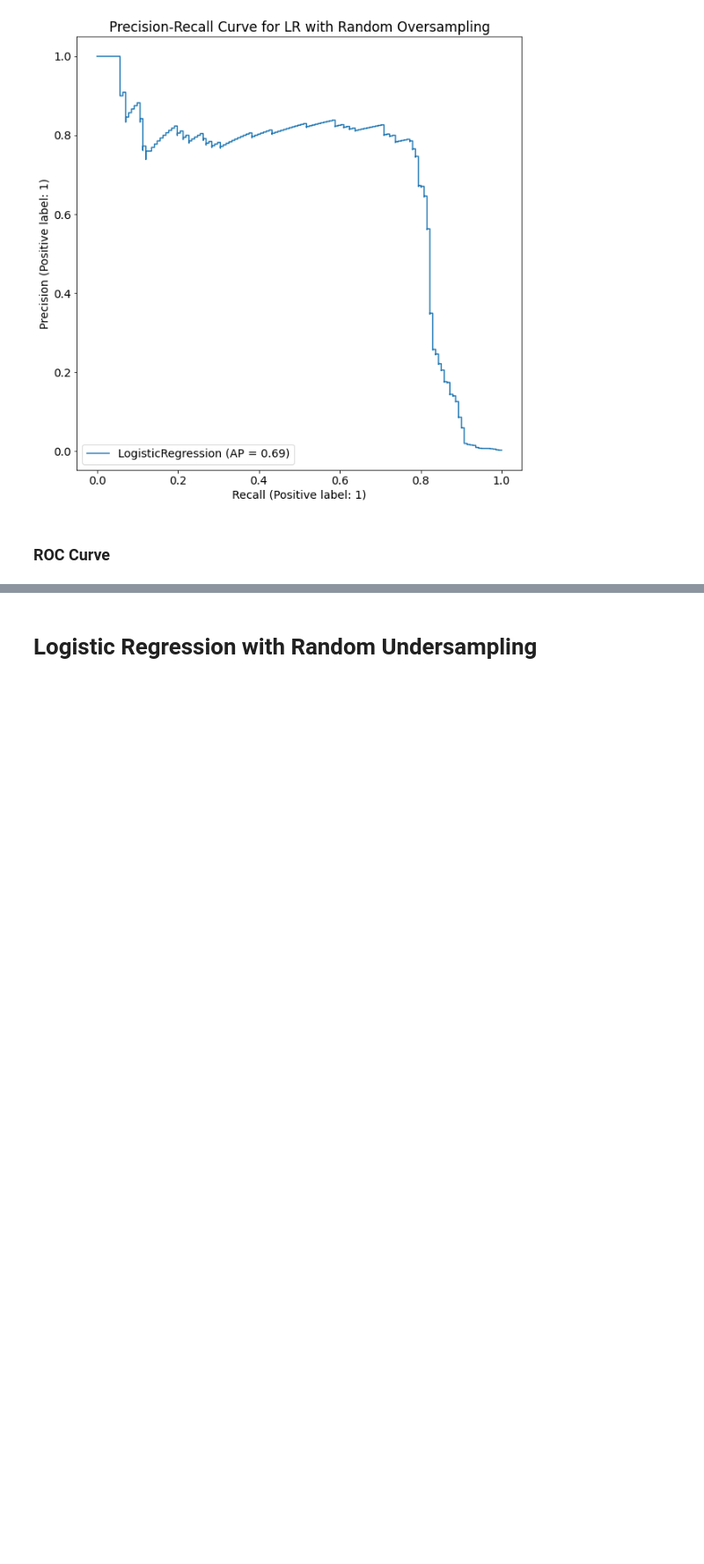
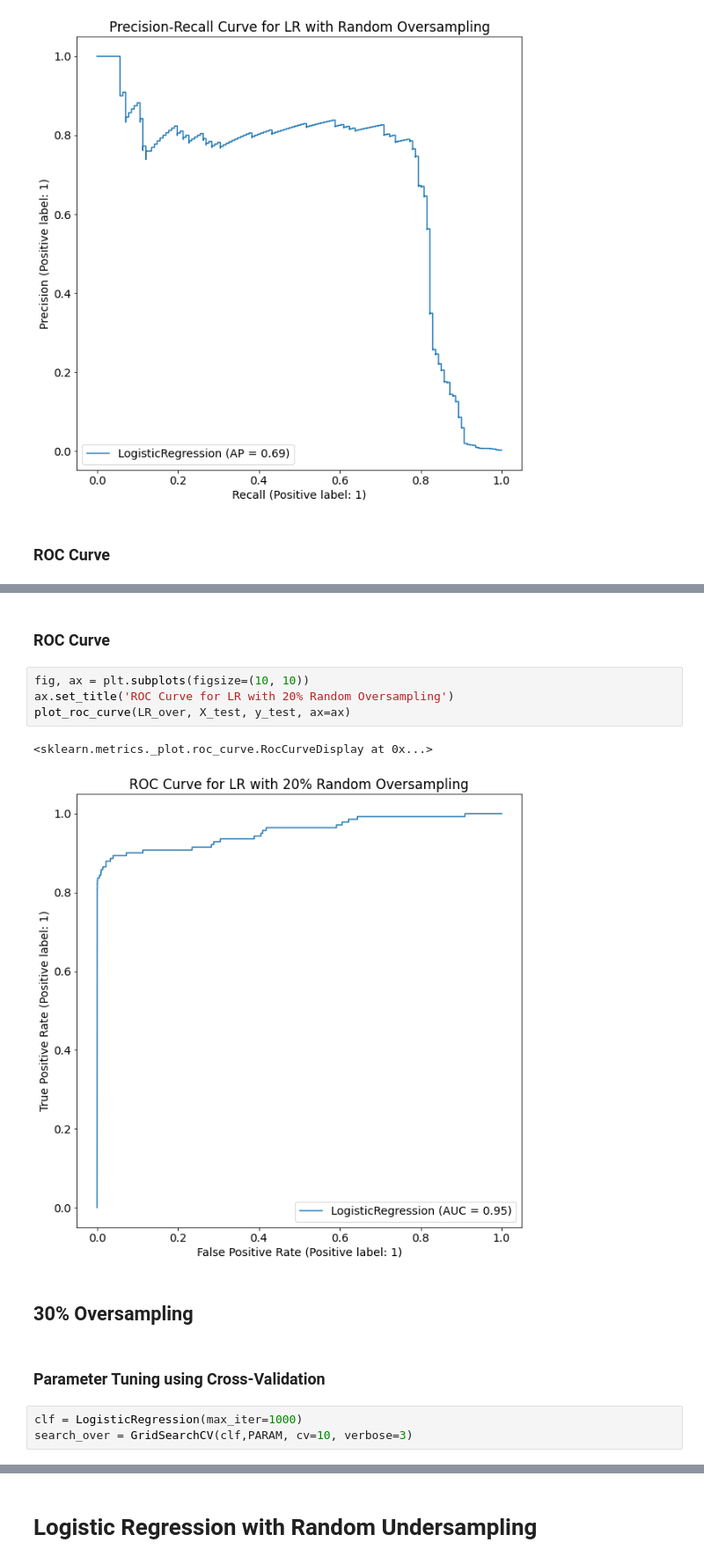
Before and after one commit to nolanspecter/Credit-Card-Fraud-Detection, a Jupyter notebook: Thesis.ipynb, the cells around one changed output, grey strips where cells are left out. Shown at 88% size. Saved outputs shown, nothing was run; the diff lists cells and outputs as text; blank space fills up the shorter version.

```diff
--- a/Thesis.ipynb
+++ b/Thesis.ipynb
@@ -437,0 +549,16 @@ plot_roc_curve(LR_over, X_test, y_test, ax=ax)
+# %% [markdown]
+### ROC Curve
+# %%
+fig, ax = plt.subplots(figsize=(10, 10))
+ax.set_title('ROC Curve for LR with 20% Random Oversampling')
+plot_roc_curve(LR_over, X_test, y_test, ax=ax)
+# %% [output]
+<sklearn.metrics._plot.roc_curve.RocCurveDisplay at 0x...>
+[figure, added]
+# %% [markdown]
+## 30% Oversampling
+# %% [markdown]
+### Parameter Tuning using Cross-Validation
+# %%
+clf = LogisticRegression(max_iter=1000)
+search_over = GridSearchCV(clf,PARAM, cv=10, verbose=3)
```
Also changed, not shown: parts of 181 cells of this notebook, 1 other file.
